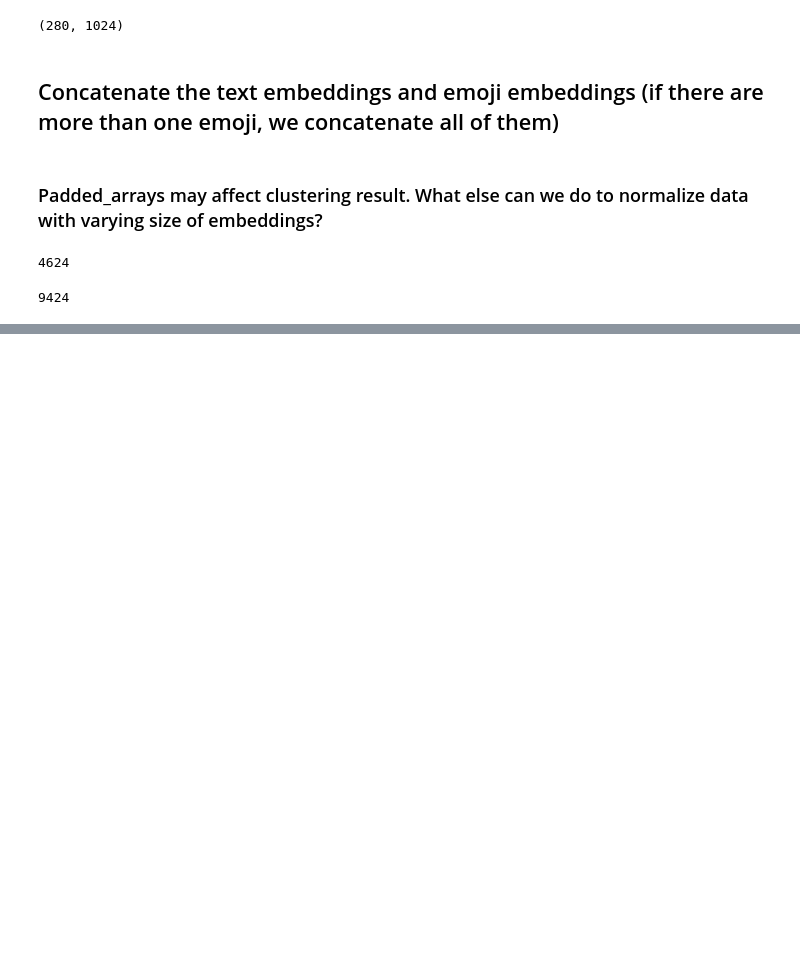
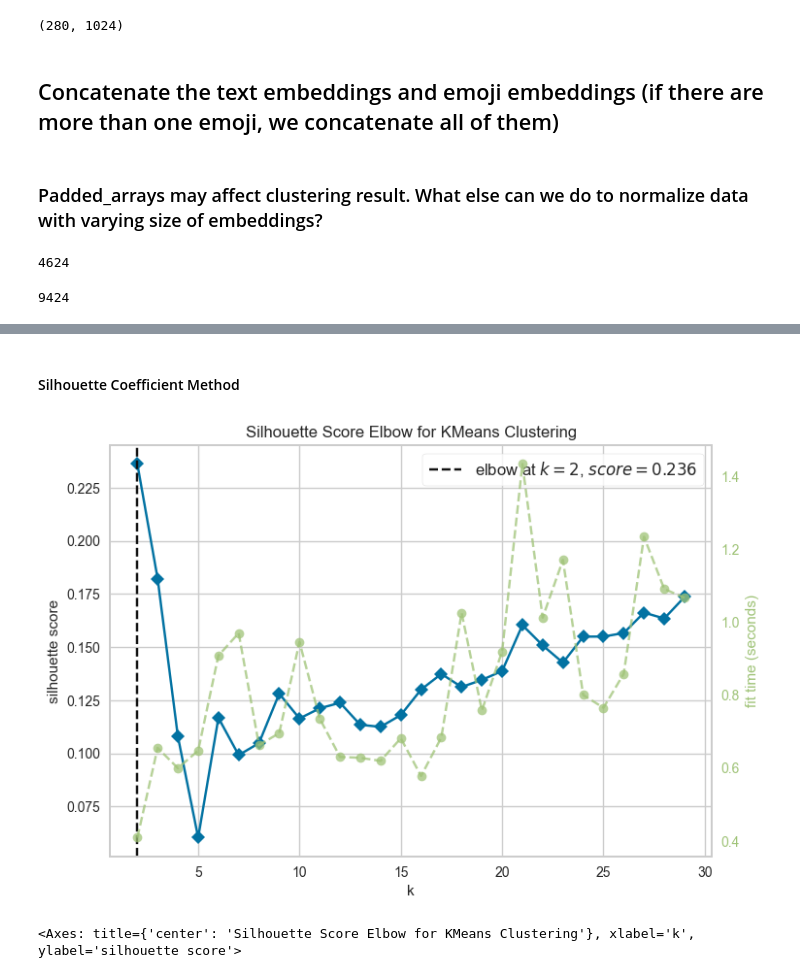
Before and after one commit to yuhsin-huang/EmojiResearch-WorldCup2022, a Jupyter notebook: 06-Embedding.ipynb, the cells around one changed output, grey strips where cells are left out. Drawn from its saved outputs; the diff is of its cells as text; code cells hidden in the pictures; blank space fills up the shorter version.

```diff
--- a/06-Embedding.ipynb
+++ b/06-Embedding.ipynb
@@ -207,0 +203,14 @@ from sklearn.metrics import silhouette_samples, silhouette_score
+# %% [markdown]
+#### Silhouette Coefficient Method
+# %%
+# Silhouette Score for K means
+# Import ElbowVisualizer
+from yellowbrick.cluster import KElbowVisualizer
+model = KMeans()
+# k is range of number of clusters.
+visualizer = KElbowVisualizer(model, k=(2,30),metric='silhouette', timings= True)
+visualizer.fit(en_embeddings)        # Fit the data to the visualizer
+visualizer.show()        # Finalize and render the figure
+# %% [output]
+[figure, added]
+<Axes: title={'center': 'Silhouette Score Elbow for KMeans Clustering'}, xlabel='k', ylabel='silhouette score'>
```
Also changed, not shown: parts of 30 cells of this notebook.
